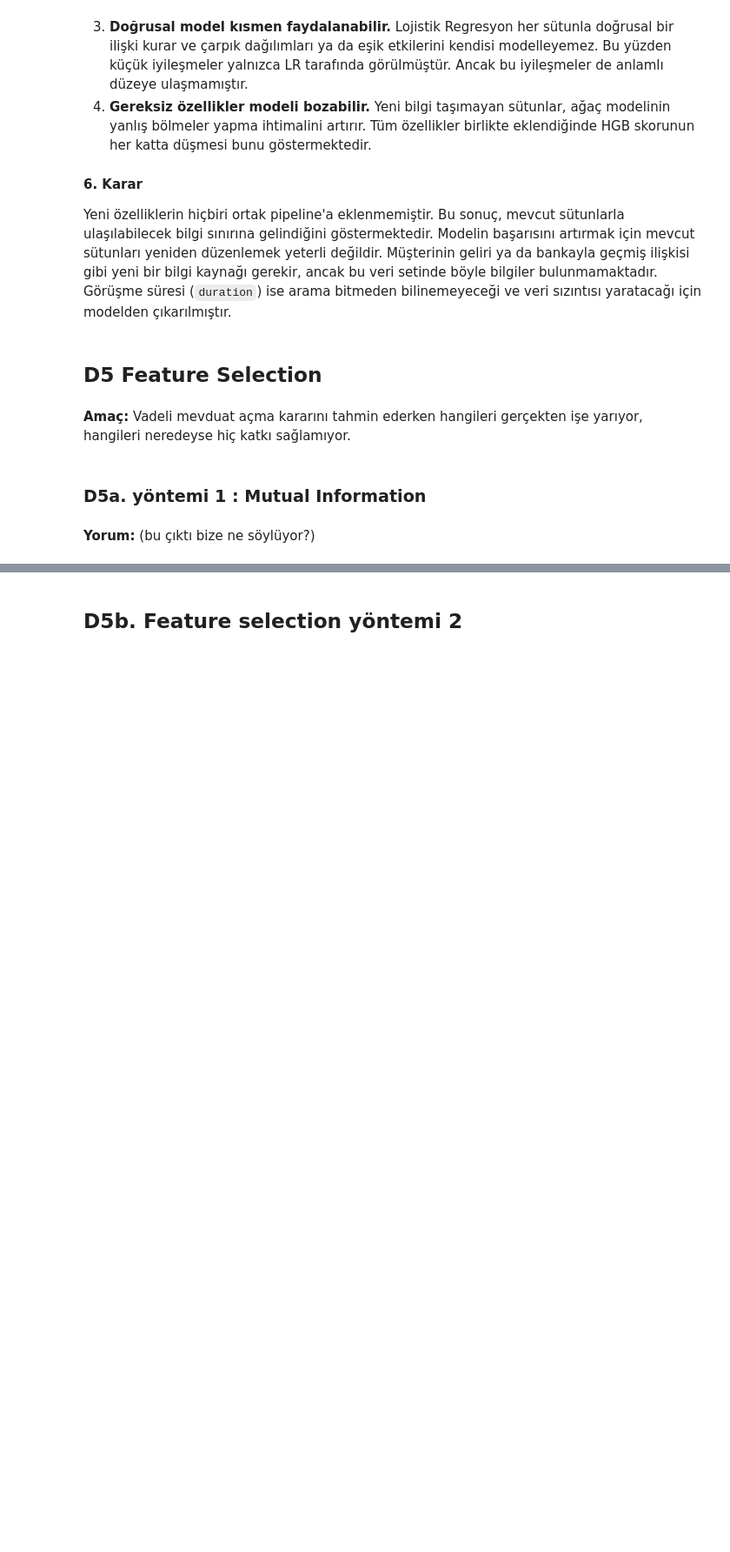
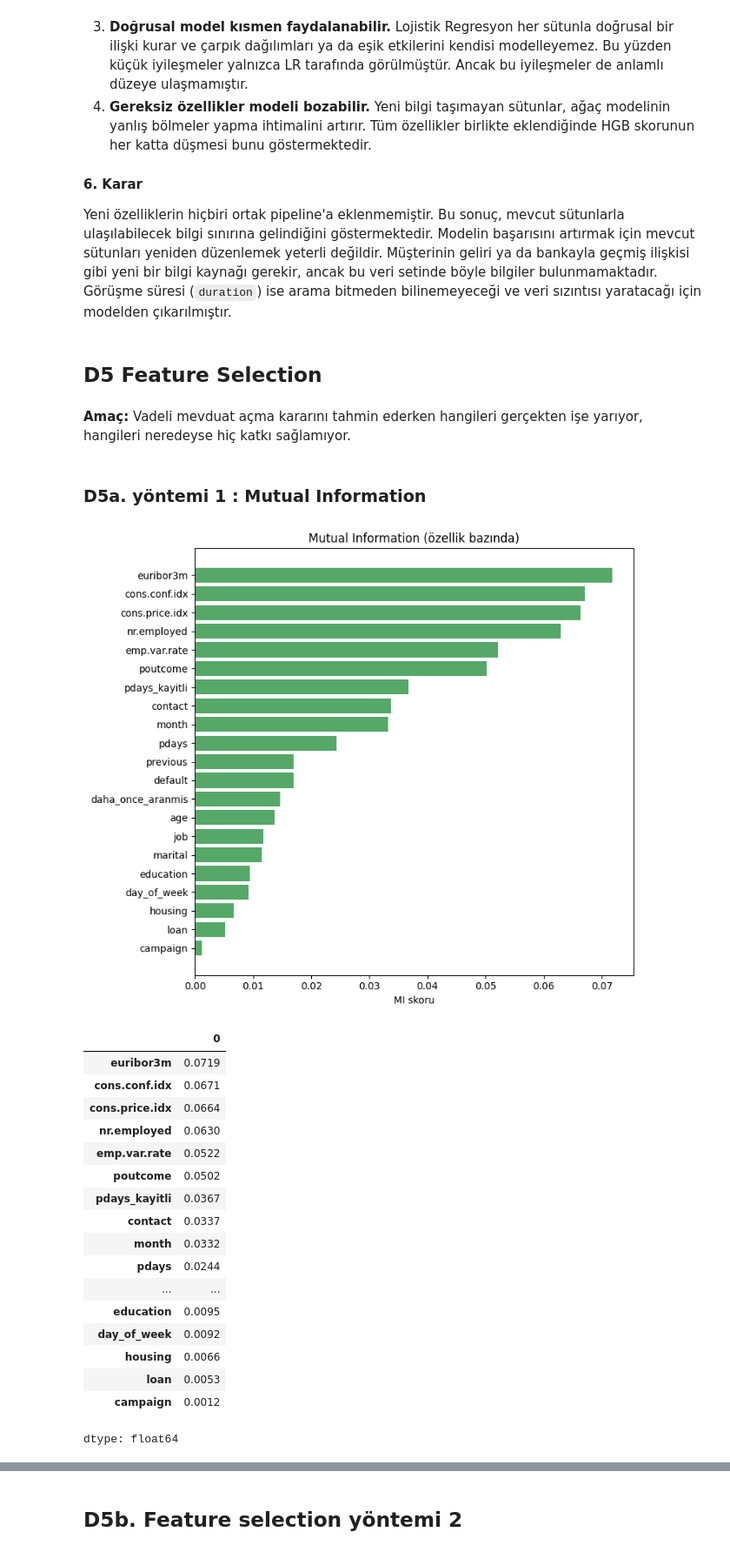
Before and after one commit to zeyneppbaran/ml-proje, a Jupyter notebook: notebooks/04_ozellik_muhendisligi.ipynb, the cells around one changed output, grey strips where cells are left out. Shown at 87% size. Cells and saved outputs as stored; diff of their text form; code cells hidden in the pictures; blank space fills up the shorter version.

Commit message:
Feature Engineering ve Feature Selection tamamlandı

```diff
--- a/notebooks/04_ozellik_muhendisligi.ipynb
+++ b/notebooks/04_ozellik_muhendisligi.ipynb
@@ -296,2 +294,47 @@ Yeni özelliklerin hiçbiri ortak pipeline'a eklenmemiştir. Bu sonuç, mevcut s
-# %% [markdown]
-**Yorum:** (bu çıktı bize ne söylüyor?)
+# %%
+from sklearn.feature_selection import mutual_info_classif
+
+# 1) Veriyi böl, ön işleyiciyi SADECE train'e fit et (veri sızıntısı yok)
+X_train, X_val, X_test, y_train, y_val, y_test = veriyi_bol(df)
+pre = on_isleyici()
+Xtr = pre.fit_transform(X_train)
+adlar = [a.split("__", 1)[1] for a in pre.get_feature_names_out()]
+
+# 2) Her işlenmiş sütun için MI skorunu hesapla
+mi = pd.Series(mutual_info_classif(Xtr, y_train, random_state=RANDOM_STATE), index=adlar)
+
+# 3) One-hot sütunlarını orijinal özelliğe topla (month_may, month_jun ... -> month)
+sutunlar = sorted(X_train.columns, key=len, reverse=True)  # 'pdays_kayitli', 'pdays'ten önce denensin
+def orijinal(ad):
+    for c in sutunlar:
+        if ad == c or ad.startswith(c + "_"):
+            return c
+mi_ozellik = mi.groupby(mi.index.map(orijinal)).sum().sort_values(ascending=False)
+
+# 4) Grafik
+plt.figure(figsize=(8, 7))
+plt.barh(mi_ozellik.index, mi_ozellik.values, color="#55A868")
+plt.gca().invert_yaxis()
+plt.title("Mutual Information (özellik bazında)"); plt.xlabel("MI skoru")
+plt.tight_layout(); plt.savefig("figures/d5a_mutual_information.png", dpi=300, bbox_inches="tight"); plt.show()
+mi_ozellik.round(4)
+# %% [output]
+[figure, added]
+|  | 0 |
+| euribor3m | 0.0719 |
+| cons.conf.idx | 0.0671 |
+| cons.price.idx | 0.0664 |
+| nr.employed | 0.0630 |
+| emp.var.rate | 0.0522 |
+| poutcome | 0.0502 |
+| pdays_kayitli | 0.0367 |
+| contact | 0.0337 |
+| month | 0.0332 |
+| pdays | 0.0244 |
+| ... | ... |
+| education | 0.0095 |
+| day_of_week | 0.0092 |
+| housing | 0.0066 |
+| loan | 0.0053 |
+| campaign | 0.0012 |
+dtype: float64
```
Also changed, not shown: parts of 16 cells of this notebook.
